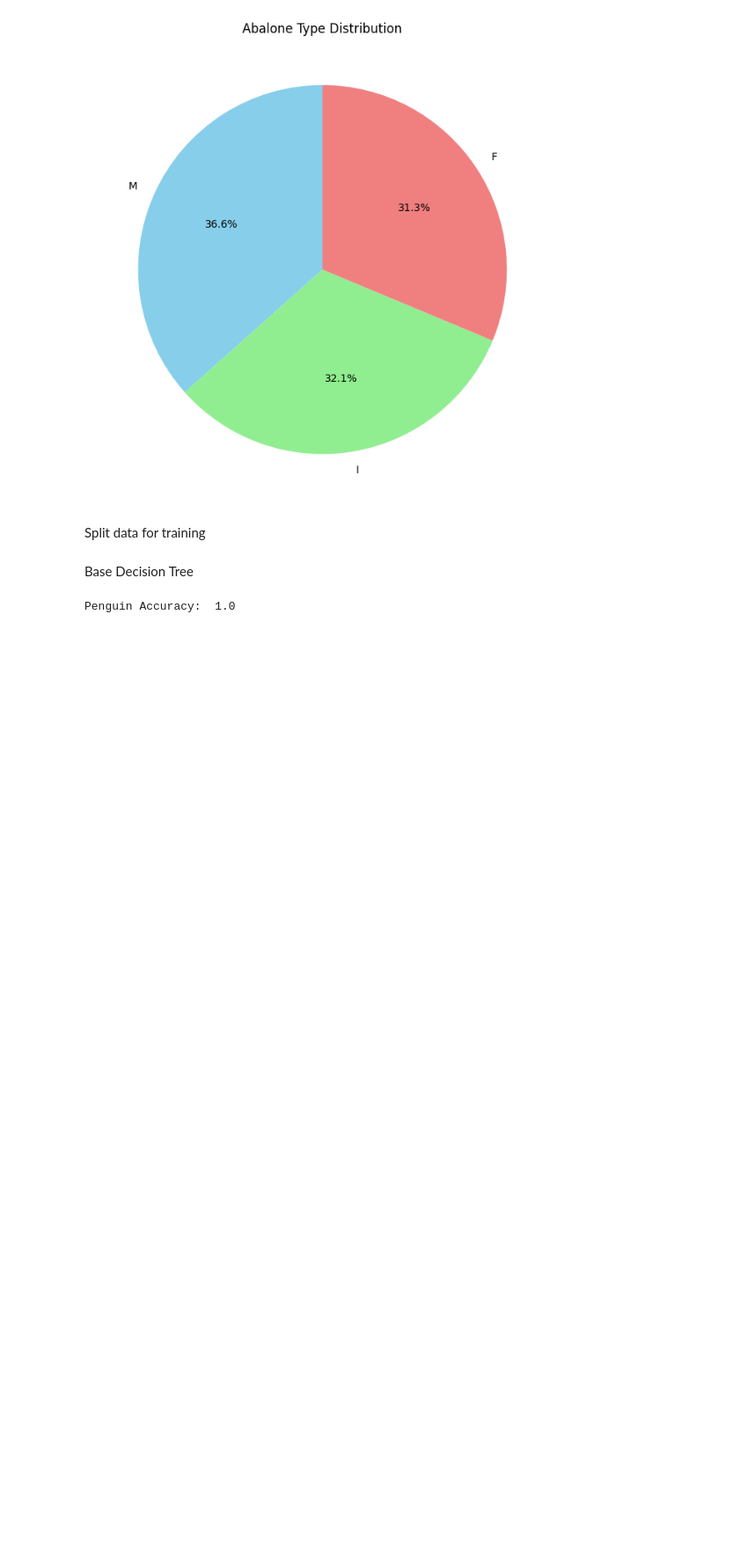
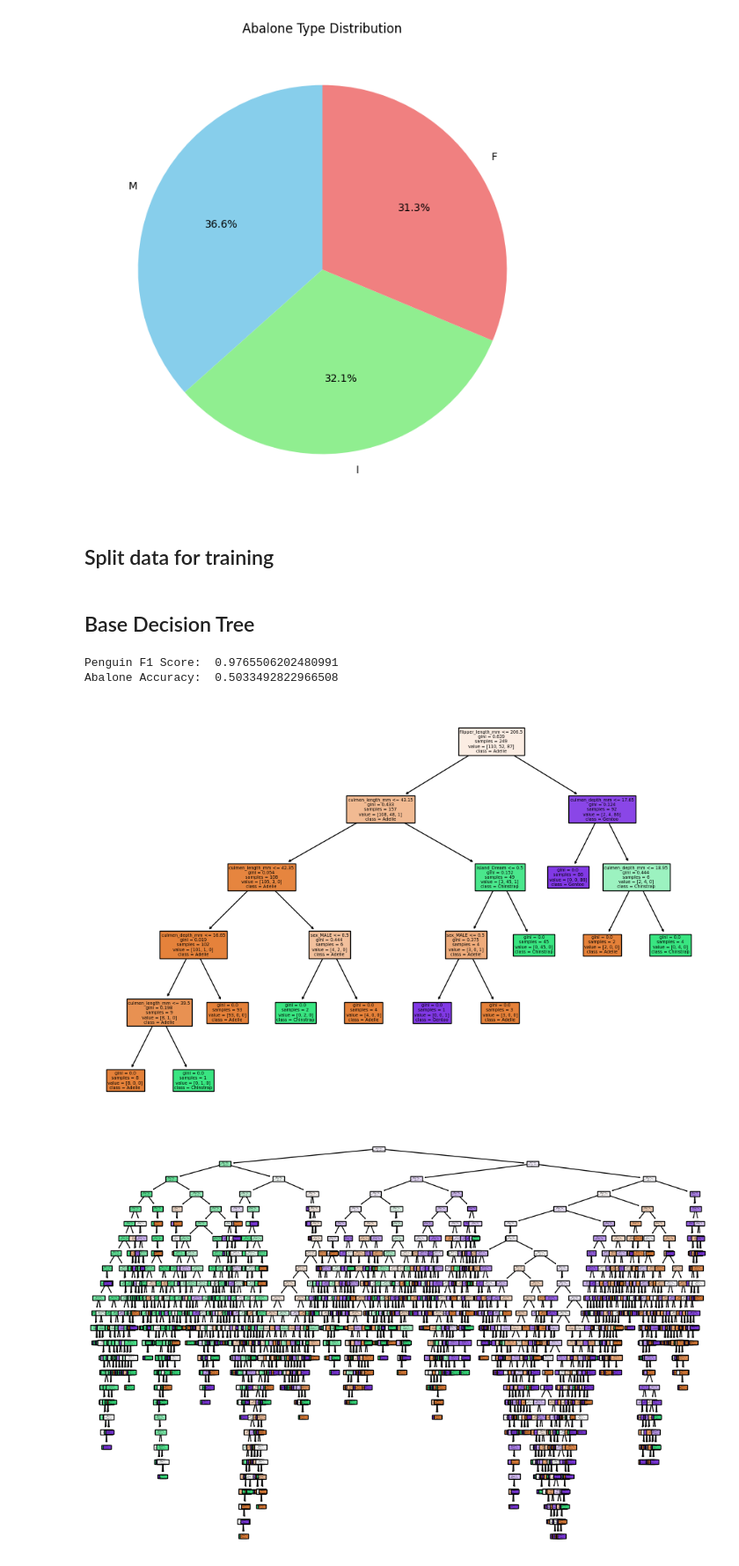
Before and after one commit to ryanwong2000/COMP472-project, a Jupyter notebook: A1-472/A1.ipynb, the cells around one changed output. Shown at 88% size. Drawn from its saved outputs; the diff is of its cells as text; code cells hidden in the pictures; blank space fills up the shorter version.

```diff
--- a/A1-472/A1.ipynb
+++ b/A1-472/A1.ipynb
@@ -66,7 +83,7 @@ plt.show()
 [figure]
 [figure]
 # %% [markdown]
-Split data for training
+## Split data for training
 # %%
 X_penguin = penguindf_encoded.drop('species', axis=1)
 y_penguin = penguindf_encoded['species']
@@ -80,12 +95,26 @@ y_abalone = abalonedf['Type']
 abalone_training_set = sklearn.model_selection.train_test_split(X_abalone,y_abalone)
 X_abalone_train, X_abalone_test, y_abalone_train, y_abalone_test = abalone_training_set
 # %% [markdown]
-Base Decision Tree
+## Base Decision Tree
-# %%
-classifier = DecisionTreeClassifier()
-classifier.fit(X_penguin_train, y_penguin_train)
-y_penguin_pred = classifier.predict(X_penguin_test)
-penguin_accuracy = accuracy_score(y_penguin_test, y_penguin_pred)
-print("Penguin Accuracy: ", penguin_accuracy)
-# %% [output]
-Penguin Accuracy:  1.0
+# %%
+classifier_penguin = DecisionTreeClassifier()
+classifier_penguin.fit(X_penguin_train, y_penguin_train)
+y_penguin_pred = classifier_penguin.predict(X_penguin_test)
+penguin_f1 = f1_score(y_penguin_test, y_penguin_pred, average='weighted')
+print("Penguin F1 Score: ", penguin_f1)
+plt.figure(figsize=(12, 8))
+plot_tree(classifier_penguin, filled=True, feature_names=X_penguin.columns, class_names=y_penguin.unique())
+
+classifier_abalone = DecisionTreeClassifier()
+classifier_abalone.fit(X_abalone_train, y_abalone_train)
+y_abalone_pred = classifier_abalone.predict(X_abalone_test)
+abalone_accuracy = accuracy_score(y_abalone_test, y_abalone_pred)
+print("Abalone Accuracy: ", abalone_accuracy)
+plt.figure(figsize=(12, 8))
+plot_tree(classifier_abalone, filled=True, feature_names=X_abalone.columns, class_names=y_abalone.unique())
+plt.show()
+# %% [output]
+Penguin F1 Score:  0.9765506202480991
+Abalone Accuracy:  0.5033492822966508
+[figure, added]
+[figure, added]
```
Also changed, not shown: parts of 15 cells of this notebook.
